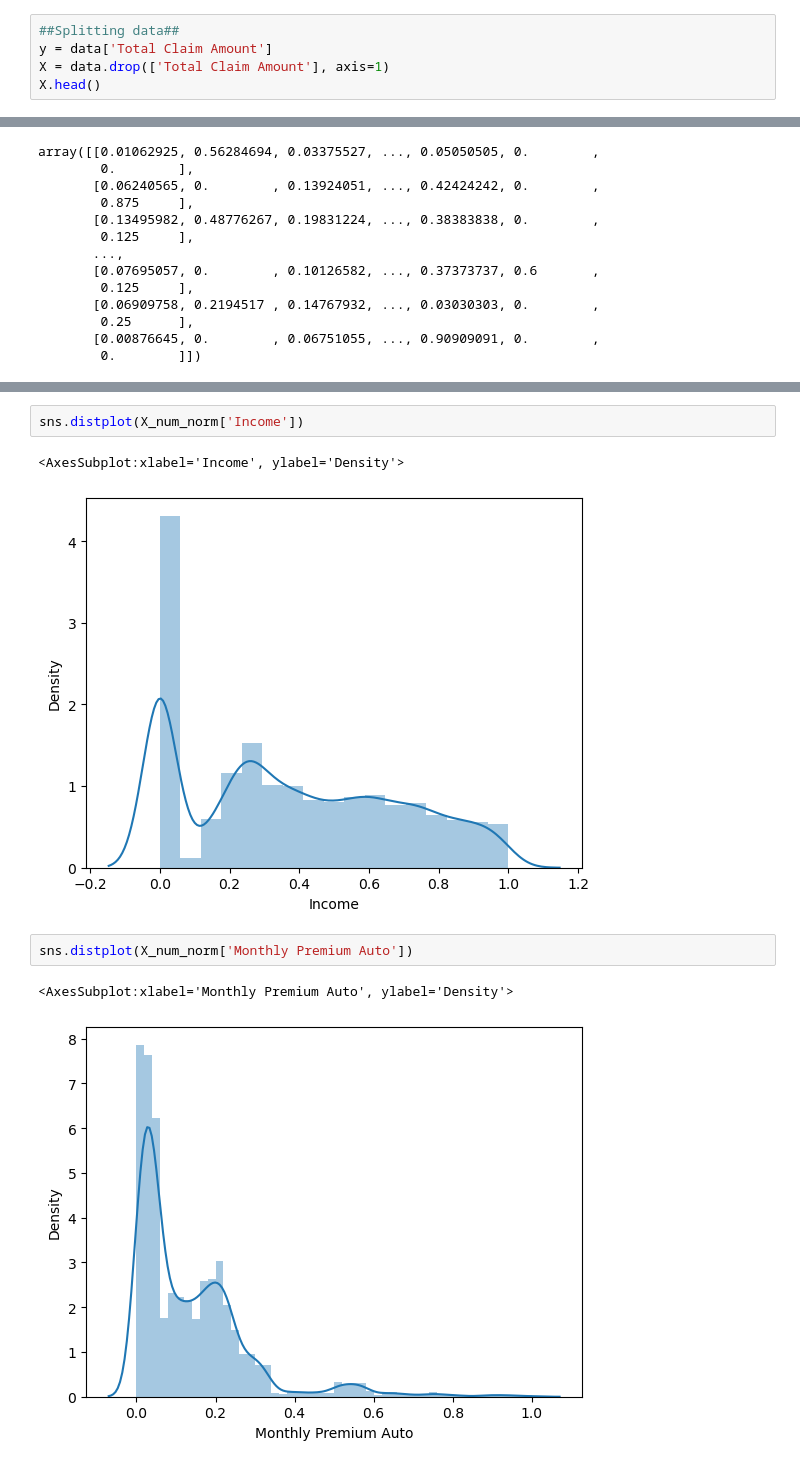
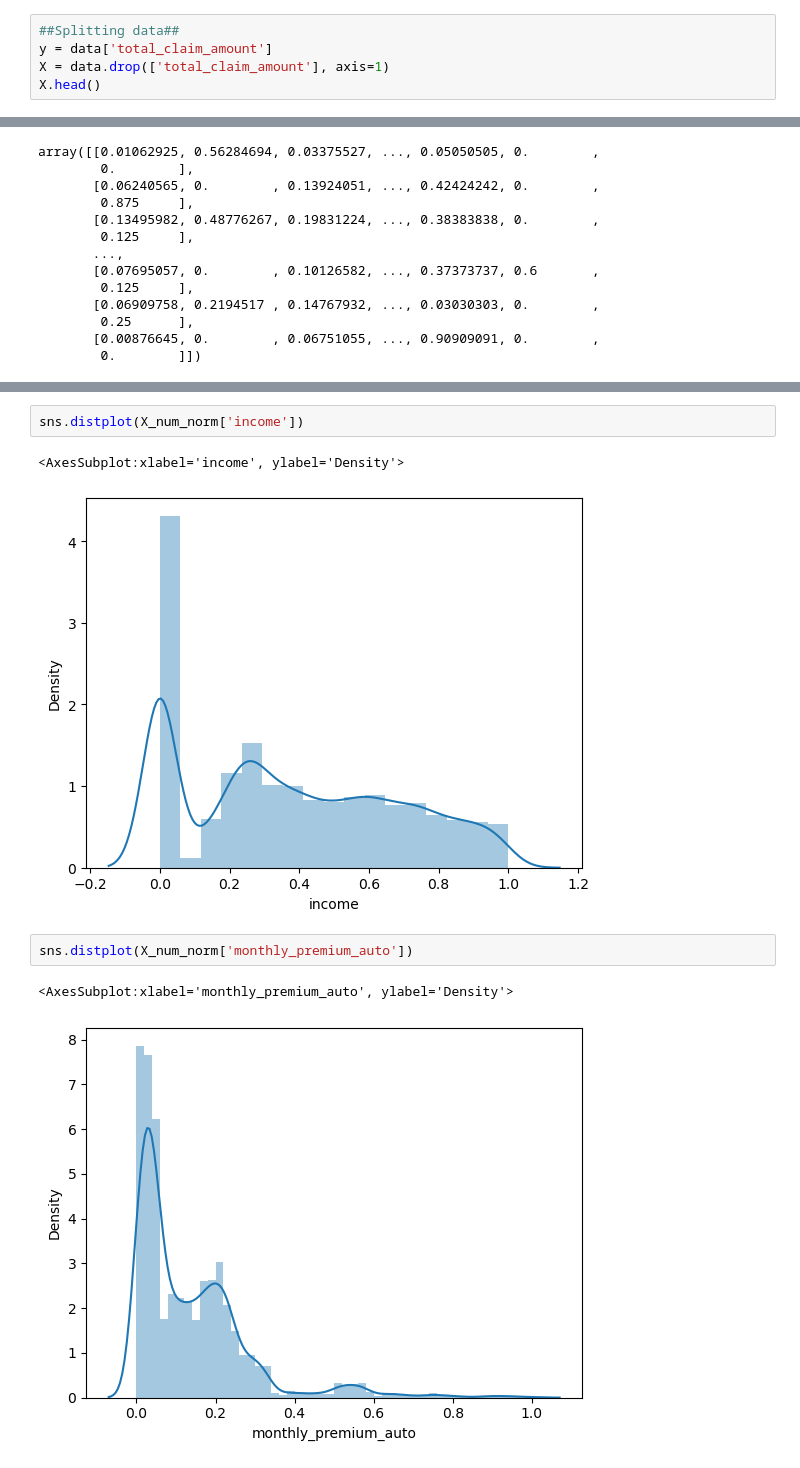
Before and after one commit to preeyasinghc/lab-customer-analysis-round-5, a Jupyter notebook: lab-customer-analysis-round-5.ipynb, the cells around one changed output, grey strips where cells are left out. Drawn from its saved outputs; the diff is of its cells as text.

```diff
--- a/lab-customer-analysis-round-5.ipynb
+++ b/lab-customer-analysis-round-5.ipynb
@@ -31,6 +85,6 @@ Normalize (numerical).##
 # %%
 ##Splitting data##
-y = data['Total Claim Amount']
-X = data.drop(['Total Claim Amount'], axis=1)
+y = data['total_claim_amount']
+X = data.drop(['total_claim_amount'], axis=1)
 X.head()
 # %% [output]
@@ -99,11 +153,11 @@ sns.distplot(X_num_norm['Customer Lifetime Value'])
 # %%
-sns.distplot(X_num_norm['Income'])
+sns.distplot(X_num_norm['income'])
 # %% [output]
-<AxesSubplot:xlabel='Income', ylabel='Density'>
+<AxesSubplot:xlabel='income', ylabel='Density'>
 [figure]
 # %%
-sns.distplot(X_num_norm['Monthly Premium Auto'])
+sns.distplot(X_num_norm['monthly_premium_auto'])
 # %% [output]
-<AxesSubplot:xlabel='Monthly Premium Auto', ylabel='Density'>
+<AxesSubplot:xlabel='monthly_premium_auto', ylabel='Density'>
-[figure, old version]
+[figure, new version]
 # %%
```
Also changed, not shown: parts of 15 cells of this notebook.
